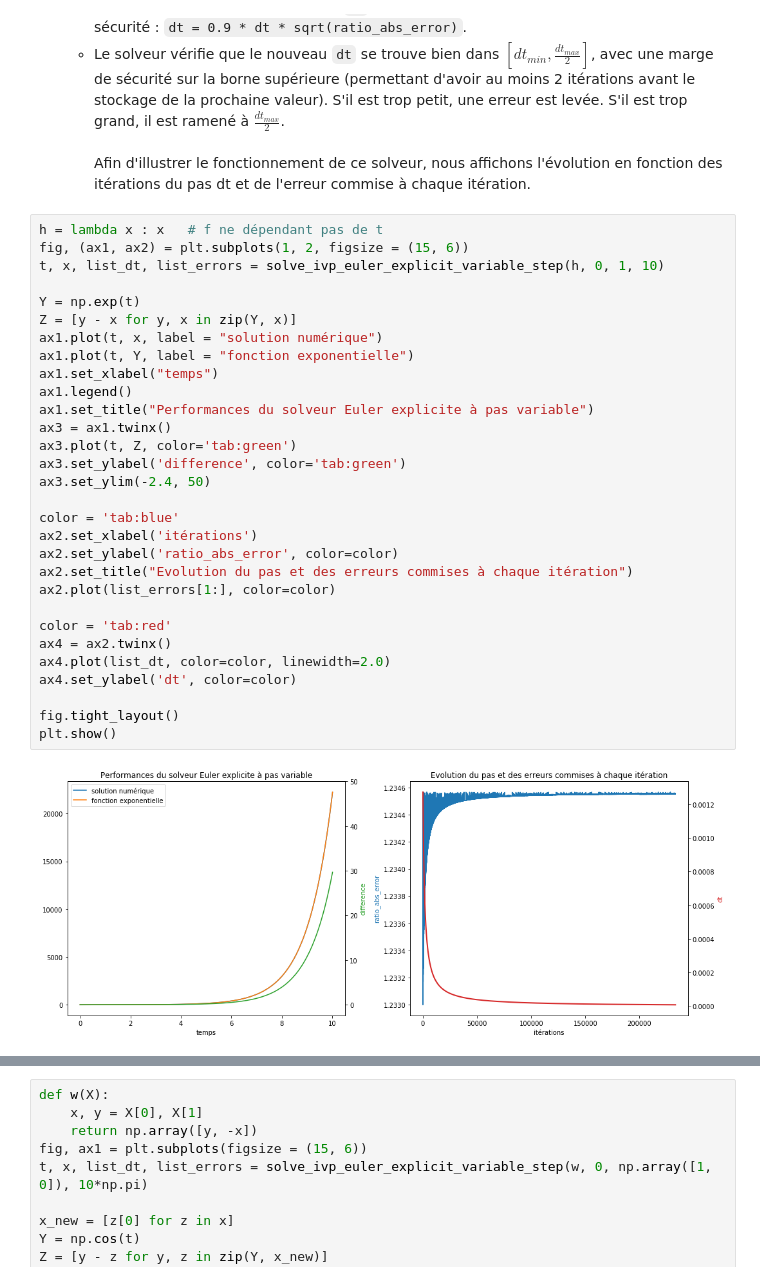
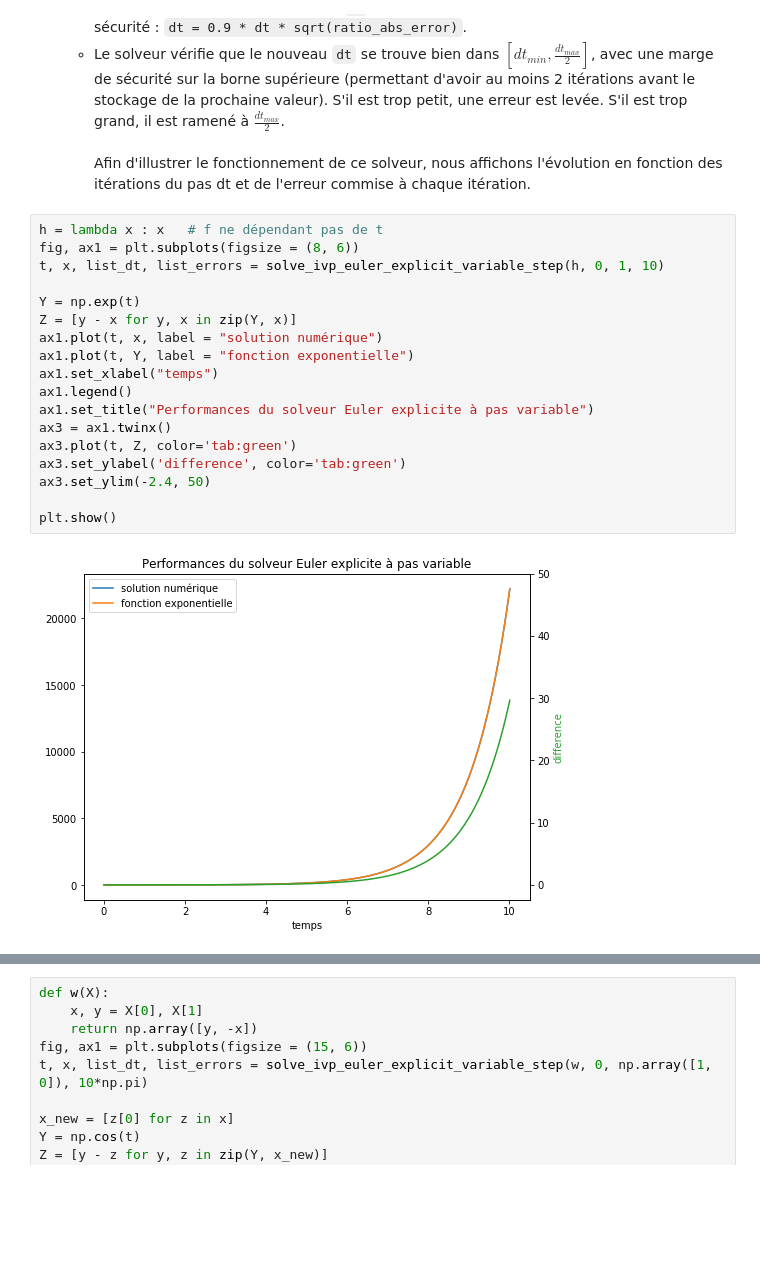
Before and after one commit to DCaperaa/Projet-numerique-II, a Jupyter notebook: Projet numerique II - Notebook.ipynb, the cells around one changed output, grey strips where cells are left out. Saved outputs shown, nothing was run; the diff lists cells and outputs as text; blank space fills up the shorter version.

```diff
--- a/Projet numerique II - Notebook.ipynb
+++ b/Projet numerique II - Notebook.ipynb
@@ -268,33 +273,21 @@ Ce solveur permet une résolution numérique de l'équation différentielle $\do
 Afin d'illustrer le fonctionnement de ce solveur, nous affichons l'évolution en fonction des itérations du pas dt et de l'erreur commise à chaque itération.
 # %%
 h = lambda x : x   # f ne dépendant pas de t
-fig, (ax1, ax2) = plt.subplots(1, 2, figsize = (15, 6))
+fig, ax1 = plt.subplots(figsize = (8, 6))
 t, x, list_dt, list_errors = solve_ivp_euler_explicit_variable_step(h, 0, 1, 10)
 
 Y = np.exp(t)
 Z = [y - x for y, x in zip(Y, x)]
 ax1.plot(t, x, label = "solution numérique")
 ax1.plot(t, Y, label = "fonction exponentielle")
 ax1.set_xlabel("temps")
 ax1.legend()
 ax1.set_title("Performances du solveur Euler explicite à pas variable")
 ax3 = ax1.twinx()
 ax3.plot(t, Z, color='tab:green')
 ax3.set_ylabel('difference', color='tab:green')
 ax3.set_ylim(-2.4, 50)
 
-color = 'tab:blue'
-ax2.set_xlabel('itérations')
-ax2.set_ylabel('ratio_abs_error', color=color)
-ax2.set_title("Evolution du pas et des erreurs commises à chaque itération")
-ax2.plot(list_errors[1:], color=color)
-
-color = 'tab:red'
-ax4 = ax2.twinx()
-ax4.plot(list_dt, color=color, linewidth=2.0)
-ax4.set_ylabel('dt', color=color)
-
-fig.tight_layout()
 plt.show()
 # %% [output]
-[figure, old version]
+[figure, new version]
```
Also changed, not shown: parts of 18 cells of this notebook.
